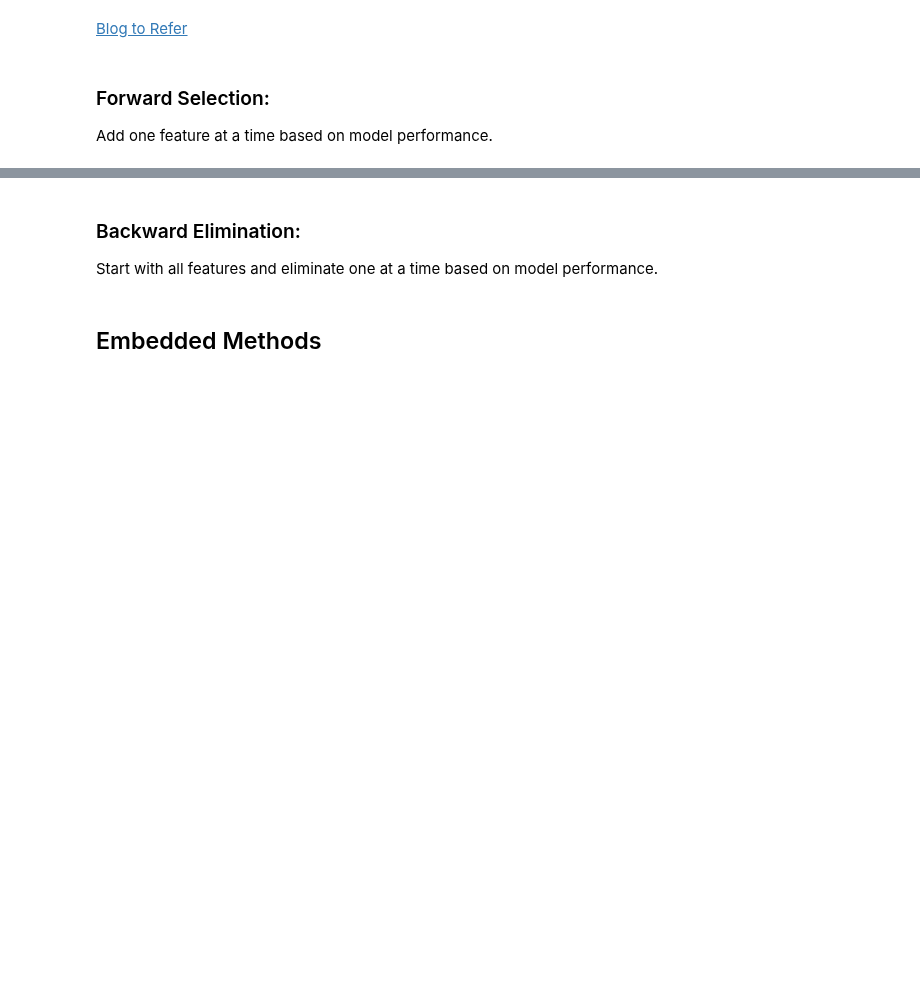
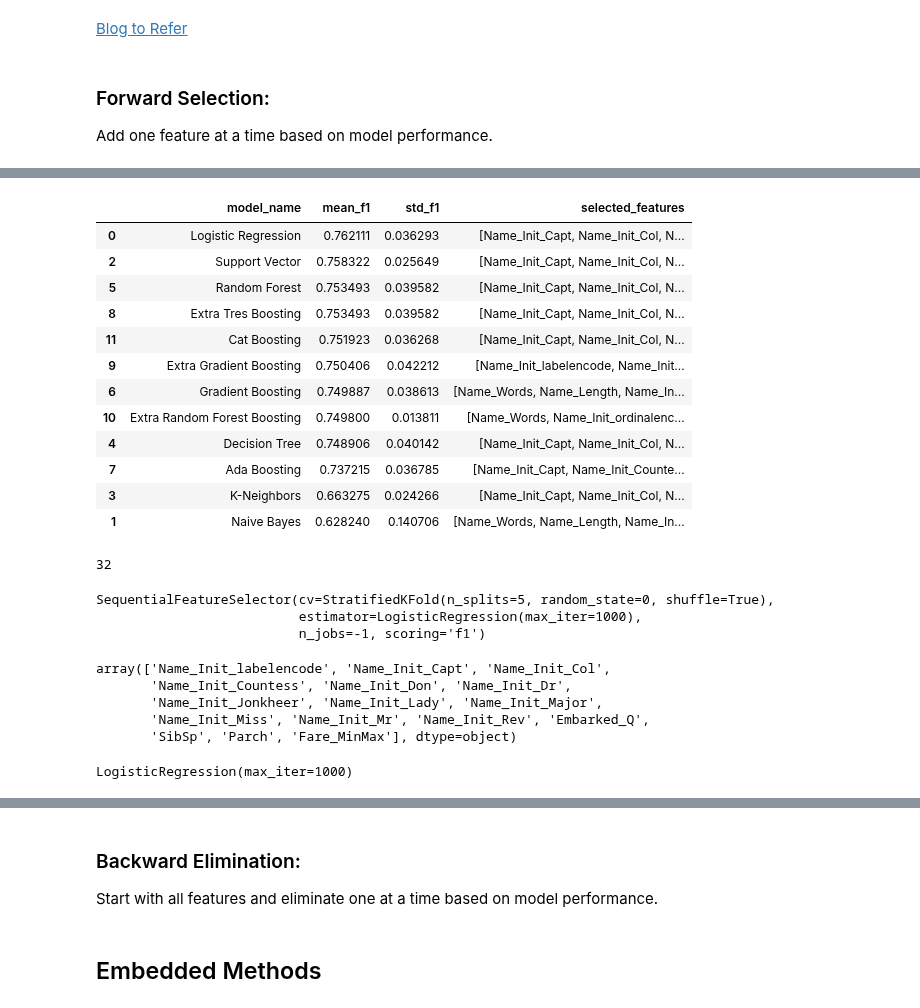
Before and after one commit to Rahul-404/Titanic_Problem_Kaggel, a Jupyter notebook: 4_Feature_Selection.ipynb, the cells around one changed output, grey strips where cells are left out. Cells and saved outputs as stored; diff of their text form; code cells hidden in the pictures; blank space fills up the shorter version.

```diff
--- a/4_Feature_Selection.ipynb
+++ b/4_Feature_Selection.ipynb
@@ -433,0 +714,20 @@ Add one feature at a time based on model performance.
+# %%
+pd.DataFrame(model_report).sort_values(by="mean_f1", ascending=False)
+# %% [output]
+|  | model_name | mean_f1 | std_f1 | selected_features |
+| 0 | Logistic Regression | 0.762111 | 0.036293 | [Name_Init_Capt, Name_Init_Col, N... |
+| 2 | Support Vector | 0.758322 | 0.025649 | [Name_Init_Capt, Name_Init_Col, N... |
+| 5 | Random Forest | 0.753493 | 0.039582 | [Name_Init_Capt, Name_Init_Col, N... |
+| 8 | Extra Tres Boosting | 0.753493 | 0.039582 | [Name_Init_Capt, Name_Init_Col, N... |
+| 11 | Cat Boosting | 0.751923 | 0.036268 | [Name_Init_Capt, Name_Init_Col, N... |
+| 9 | Extra Gradient Boosting | 0.750406 | 0.042212 | [Name_Init_labelencode, Name_Init... |
+| 6 | Gradient Boosting | 0.749887 | 0.038613 | [Name_Words, Name_Length, Name_In... |
+| 10 | Extra Random Forest Boosting | 0.749800 | 0.013811 | [Name_Words, Name_Init_ordinalenc... |
+| 4 | Decision Tree | 0.748906 | 0.040142 | [Name_Init_Capt, Name_Init_Col, N... |
+| 7 | Ada Boosting | 0.737215 | 0.036785 | [Name_Init_Capt, Name_Init_Counte... |
+| 3 | K-Neighbors | 0.663275 | 0.024266 | [Name_Init_Capt, Name_Init_Col, N... |
+| 1 | Naive Bayes | 0.628240 | 0.140706 | [Name_Words, Name_Length, Name_In... |
+# %%
+len(FEATURES)
+# %% [output]
+32
@@ -433,0 +742,18 @@ Add one feature at a time based on model performance.
+# %%
+sfs.fit(df[FEATURES], y)
+# %% [output]
+SequentialFeatureSelector(cv=StratifiedKFold(n_splits=5, random_state=0, shuffle=True),
+                          estimator=LogisticRegression(max_iter=1000),
+                          n_jobs=-1, scoring='f1')
+# %%
+sfs.get_feature_names_out(input_features=FEATURES)
+# %% [output]
+array(['Name_Init_labelencode', 'Name_Init_Capt', 'Name_Init_Col',
+       'Name_Init_Countess', 'Name_Init_Don', 'Name_Init_Dr',
+       'Name_Init_Jonkheer', 'Name_Init_Lady', 'Name_Init_Major',
+       'Name_Init_Miss', 'Name_Init_Mr', 'Name_Init_Rev', 'Embarked_Q',
+       'SibSp', 'Parch', 'Fare_MinMax'], dtype=object)
+# %%
+lr.fit(df[sfs.get_feature_names_out(input_features=FEATURES)], df[TARGET_COL])
+# %% [output]
+LogisticRegression(max_iter=1000)
```
Also changed, not shown: parts of 23 cells of this notebook.
